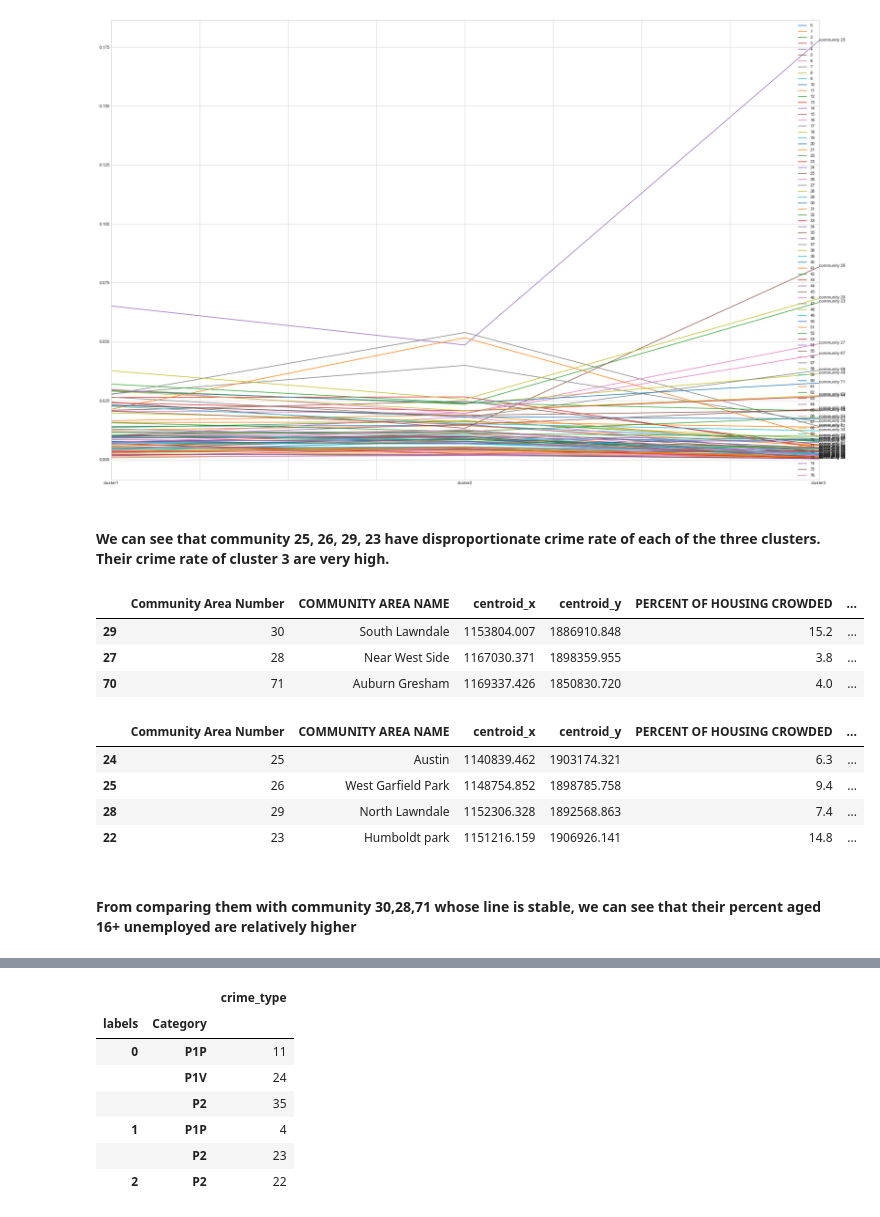
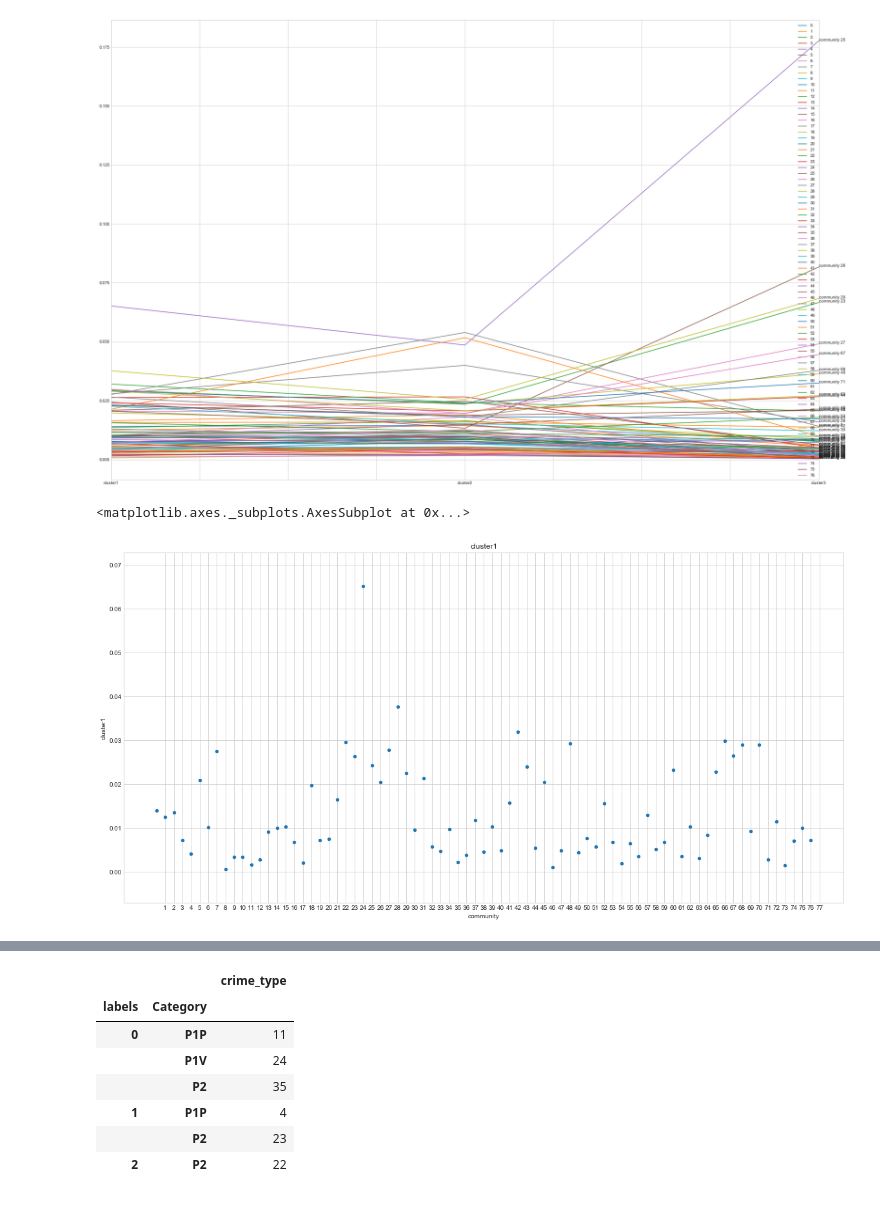
Before and after one commit to baolingz/MLC_zz1749, a Jupyter notebook: HW3/MLC HW 3.ipynb, the cells around one changed output, grey strips where cells are left out. Drawn from its saved outputs; the diff is of its cells as text; code cells hidden in the pictures.

```diff
--- a/HW3/MLC HW 3.ipynb
+++ b/HW3/MLC HW 3.ipynb
@@ -341,22 +366,11 @@ for i in range(1,78):
     ax.text(2,prop_cluster.join(data4).iloc[:,:3].T.iloc[2,i-1],'community {}'.format(i))
 # %% [output]
 [figure]
-# %% [markdown]
-#### We can see that community 25, 26, 29, 23 have disproportionate crime rate of each of the three clusters. Their crime rate of cluster 3 are very high.
-# %%
-data4.iloc[[29,27,70],:]
-# %% [output]
-|  | Community Area Number | COMMUNITY AREA NAME | centroid_x | centroid_y | PERCENT OF HOUSING CROWDED | ... |
-| 29 | 30 | South Lawndale | 1153804.007 | 1886910.848 | 15.2 | ... |
-| 27 | 28 | Near West Side | 1167030.371 | 1898359.955 | 3.8 | ... |
-| 70 | 71 | Auburn Gresham | 1169337.426 | 1850830.720 | 4.0 | ... |
-# %%
-data4.iloc[[24,25,28,22],:]
-# %% [output]
-|  | Community Area Number | COMMUNITY AREA NAME | centroid_x | centroid_y | PERCENT OF HOUSING CROWDED | ... |
-| 24 | 25 | Austin | 1140839.462 | 1903174.321 | 6.3 | ... |
-| 25 | 26 | West Garfield Park | 1148754.852 | 1898785.758 | 9.4 | ... |
-| 28 | 29 | North Lawndale | 1152306.328 | 1892568.863 | 7.4 | ... |
-| 22 | 23 | Humboldt park | 1151216.159 | 1906926.141 | 14.8 | ... |
-# %% [markdown]
-#### From comparing them with community 30,28,71 whose line is stable, we can see that their percent aged 16+ unemployed are relatively higher
+# %%
+c1 = prop_cluster.join(data4).iloc[:,:3].T.iloc[[0]].T
+c1.insert(0,'community',range(77))
+# %%
+c1.plot(kind='scatter',x='community',y='cluster1',figsize=[20,10],xticks=range(1,78),title='cluster1')
+# %% [output]
+<matplotlib.axes._subplots.AxesSubplot at 0x...>
+[figure, added]
```
Also changed, not shown: parts of 21 cells of this notebook, 5 other files.
